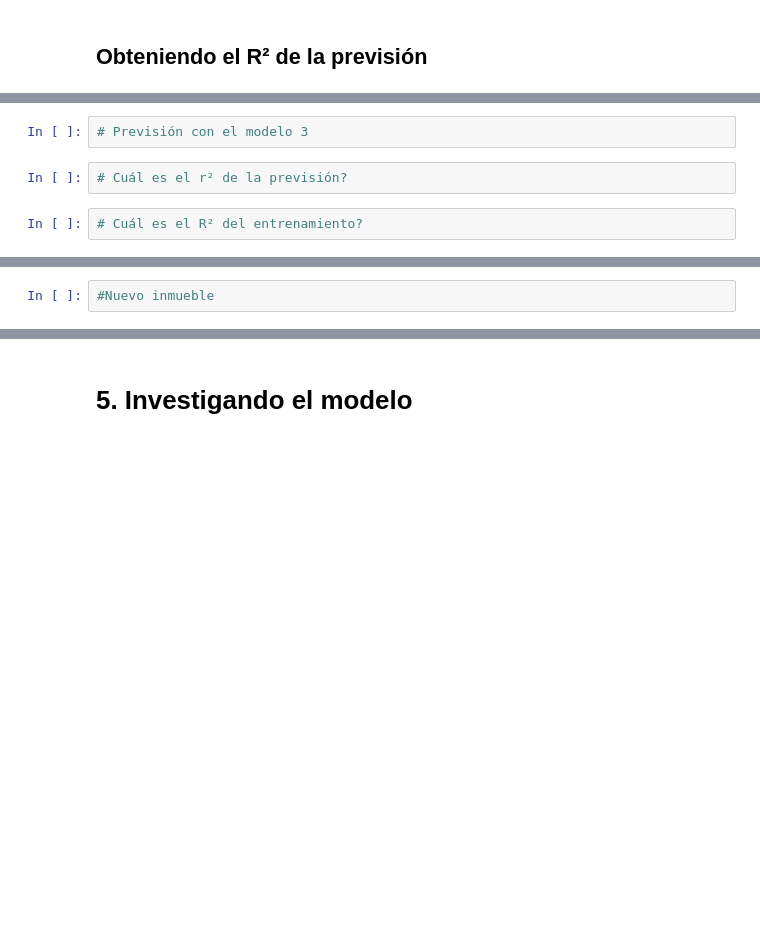
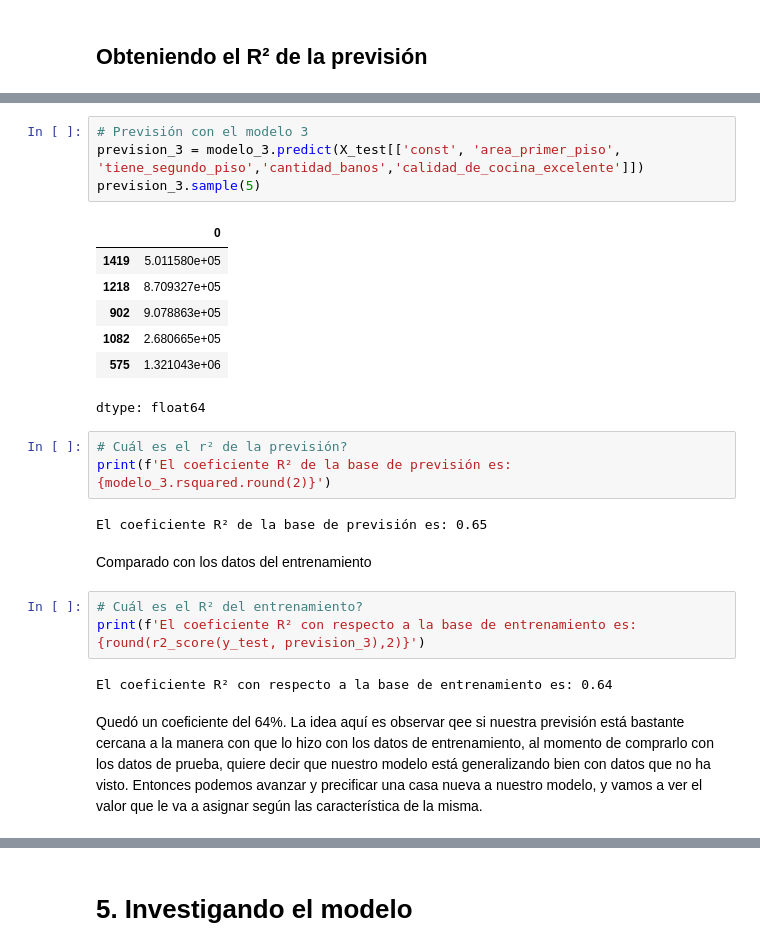
Before and after one commit to Maucho6340/2145-data-science-probando-relaciones-con-regresion-lineal, a Jupyter notebook: precios_de_inmuebles_regresion_lineal.ipynb, the cells around one changed output, grey strips where cells are left out. Cells and saved outputs as stored; diff of their text form; blank space fills up the shorter version.

```diff
--- a/precios_de_inmuebles_regresion_lineal.ipynb
+++ b/precios_de_inmuebles_regresion_lineal.ipynb
@@ -608,12 +593,30 @@ Notes:
 # %%
 # Previsión con el modelo 3
+prevision_3 = modelo_3.predict(X_test[['const', 'area_primer_piso', 'tiene_segundo_piso','cantidad_banos','calidad_de_cocina_excelente']])
+prevision_3.sample(5)
+# %% [output]
+|  | 0 |
+| 1419 | 5.011580e+05 |
+| 1218 | 8.709327e+05 |
+| 902 | 9.078863e+05 |
+| 1082 | 2.680665e+05 |
+| 575 | 1.321043e+06 |
+dtype: float64
 # %%
 # Cuál es el r² de la previsión?
+print(f'El coeficiente R² de la base de previsión es: {modelo_3.rsquared.round(2)}')
+# %% [output]
+El coeficiente R² de la base de previsión es: 0.65
-# %%
-# Cuál es el R² del entrenamiento?
+# %% [markdown]
+Comparado con los datos del entrenamiento
+# %%
+# Cuál es el R² del entrenamiento?
+print(f'El coeficiente R² con respecto a la base de entrenamiento es: {round(r2_score(y_test, prevision_3),2)}')
+# %% [output]
+El coeficiente R² con respecto a la base de entrenamiento es: 0.64
+# %% [markdown]
+Quedó un coeficiente del 64%. La idea aquí es observar qee si nuestra previsión está bastante cercana a la manera con que lo hizo con los datos de entrenamiento, al momento de comprarlo con los datos de prueba, quiere decir que nuestro modelo está generalizando bien con datos que no ha visto. Entonces podemos avanzar y precificar una casa nueva a nuestro modelo, y vamos a ver el valor que le va a asignar según las característica de la misma.
 # %% [markdown]
 ## Precificando una casa
 
 <img src="https://i.ibb.co/SvG4V4j/costo.png" alt="costo" border="0">
-# %%
-#Nuevo inmueble
```
Also changed, not shown: parts of 19 cells of this notebook.
